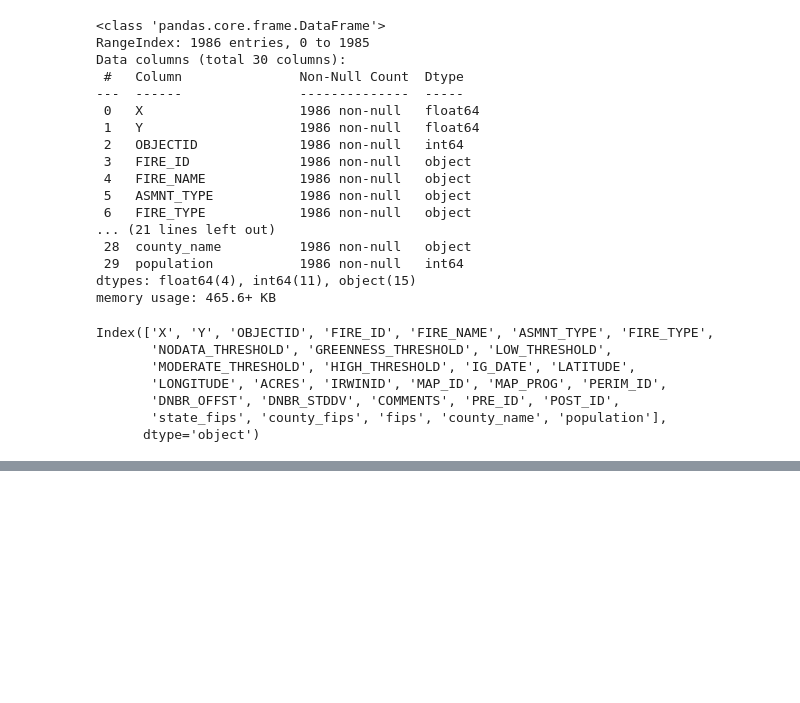
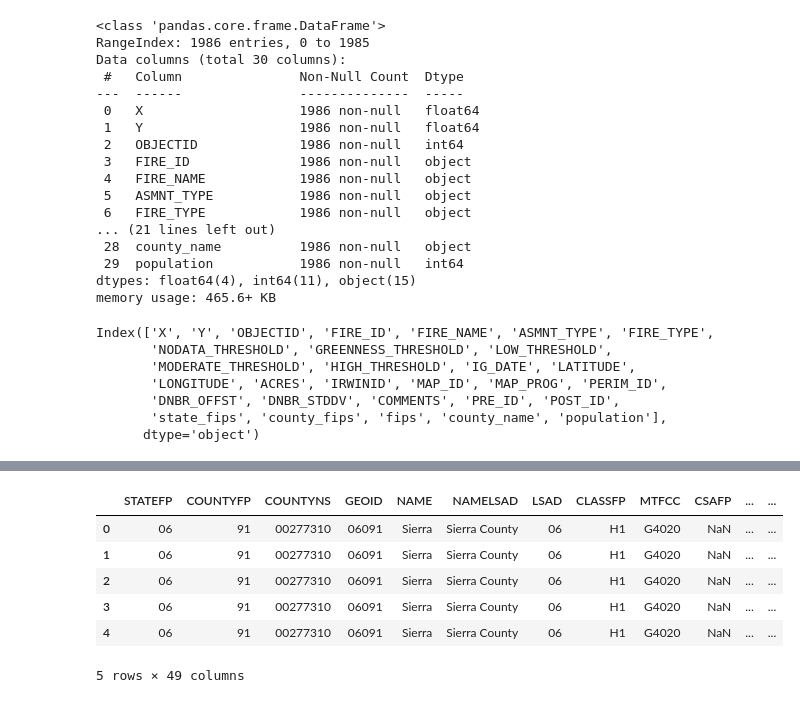
Before and after one commit to TalkDatatoMeWiDDatathon23/ForestService-Census-Index, a Jupyter notebook: census_explore.ipynb, the cells around one changed output, grey strips where cells are left out. Cells and saved outputs as stored; diff of their text form; code cells hidden in the pictures; blank space fills up the shorter version.

```diff
--- a/census_explore.ipynb
+++ b/census_explore.ipynb
@@ -382,0 +403,2 @@ plt.show()
+# %%
+cali['fips'] = cali['fips'].astype(int)
@@ -382,0 +436,2 @@ plt.show()
+# %%
+ca_map['COUNTYFP'] = ca_map['COUNTYFP'].astype(int)
@@ -382,0 +458,18 @@ plt.show()
+# %%
+map_df = pd.merge(
+    left=ca_map,
+    right=cali,
+    left_on='COUNTYFP',
+    right_on='county_fips',
+    how='left'
+)
+# %%
+map_df.head()
+# %% [output]
+|  | STATEFP | COUNTYFP | COUNTYNS | GEOID | NAME | NAMELSAD | LSAD | CLASSFP | MTFCC | CSAFP | ... | ... |
+| 0 | 06 | 91 | 00277310 | 06091 | Sierra | Sierra County | 06 | H1 | G4020 | NaN | ... | ... |
+| 1 | 06 | 91 | 00277310 | 06091 | Sierra | Sierra County | 06 | H1 | G4020 | NaN | ... | ... |
+| 2 | 06 | 91 | 00277310 | 06091 | Sierra | Sierra County | 06 | H1 | G4020 | NaN | ... | ... |
+| 3 | 06 | 91 | 00277310 | 06091 | Sierra | Sierra County | 06 | H1 | G4020 | NaN | ... | ... |
+| 4 | 06 | 91 | 00277310 | 06091 | Sierra | Sierra County | 06 | H1 | G4020 | NaN | ... | ... |
+5 rows × 49 columns
```
Also changed, not shown: parts of 10 cells of this notebook, 2 other files.
